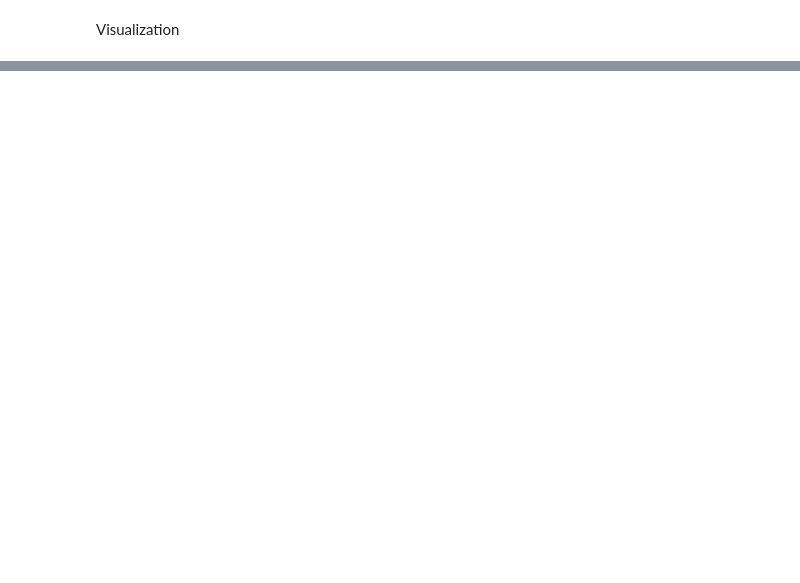
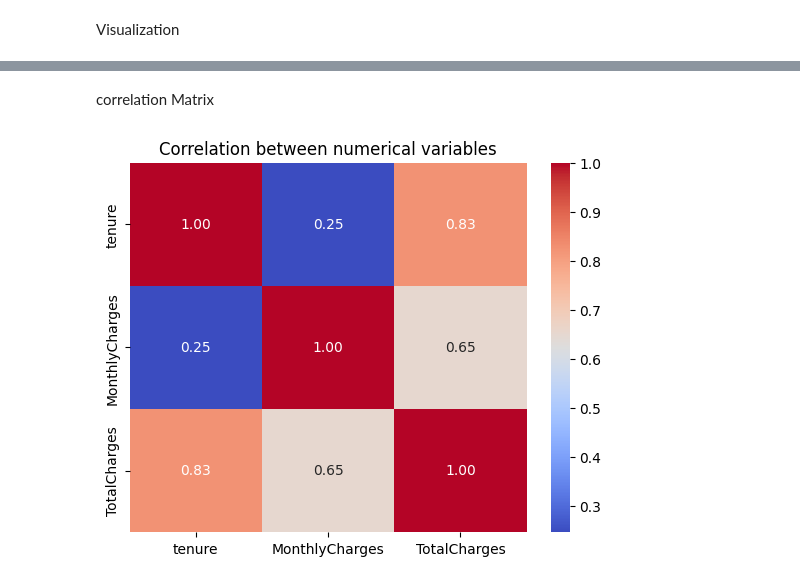
Before and after one commit to Rolweezy/Telco-Customer-Churn-Detection-and-Prevention-Project, a Jupyter notebook: Telco_Customer_Churn_Prediction_And_Prevention.ipynb, the cells around one changed output, grey strips where cells are left out. Drawn from its saved outputs; the diff is of its cells as text; code cells hidden in the pictures; blank space fills up the shorter version.

```diff
--- a/Telco_Customer_Churn_Prediction_And_Prevention.ipynb
+++ b/Telco_Customer_Churn_Prediction_And_Prevention.ipynb
@@ -528,0 +740,11 @@ sns.heatmap(df.corr(numeric_only=True), annot=True)
+# %% [markdown]
+correlation Matrix
+# %%
+# Correlation matrix
+numerical_cols = df.select_dtypes(include=['float64', 'int64']).columns
+corr = df[numerical_cols].corr()
+sns.heatmap(corr, annot=True, cmap="coolwarm", fmt=".2f")
+plt.title("Correlation between numerical variables")
+plt.show()
+# %% [output]
+[figure, added]
```
Also changed, not shown: parts of 71 cells of this notebook.
